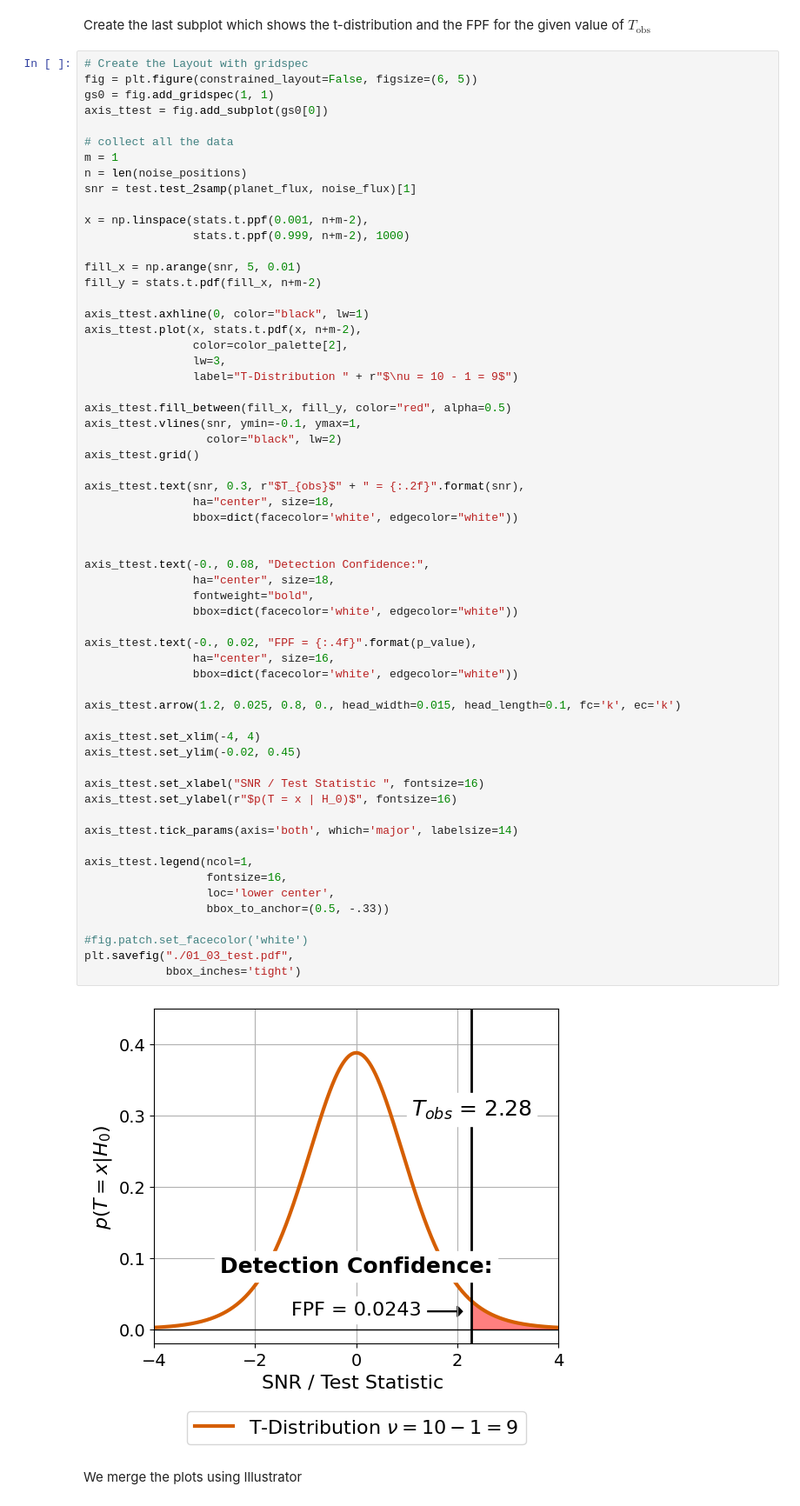
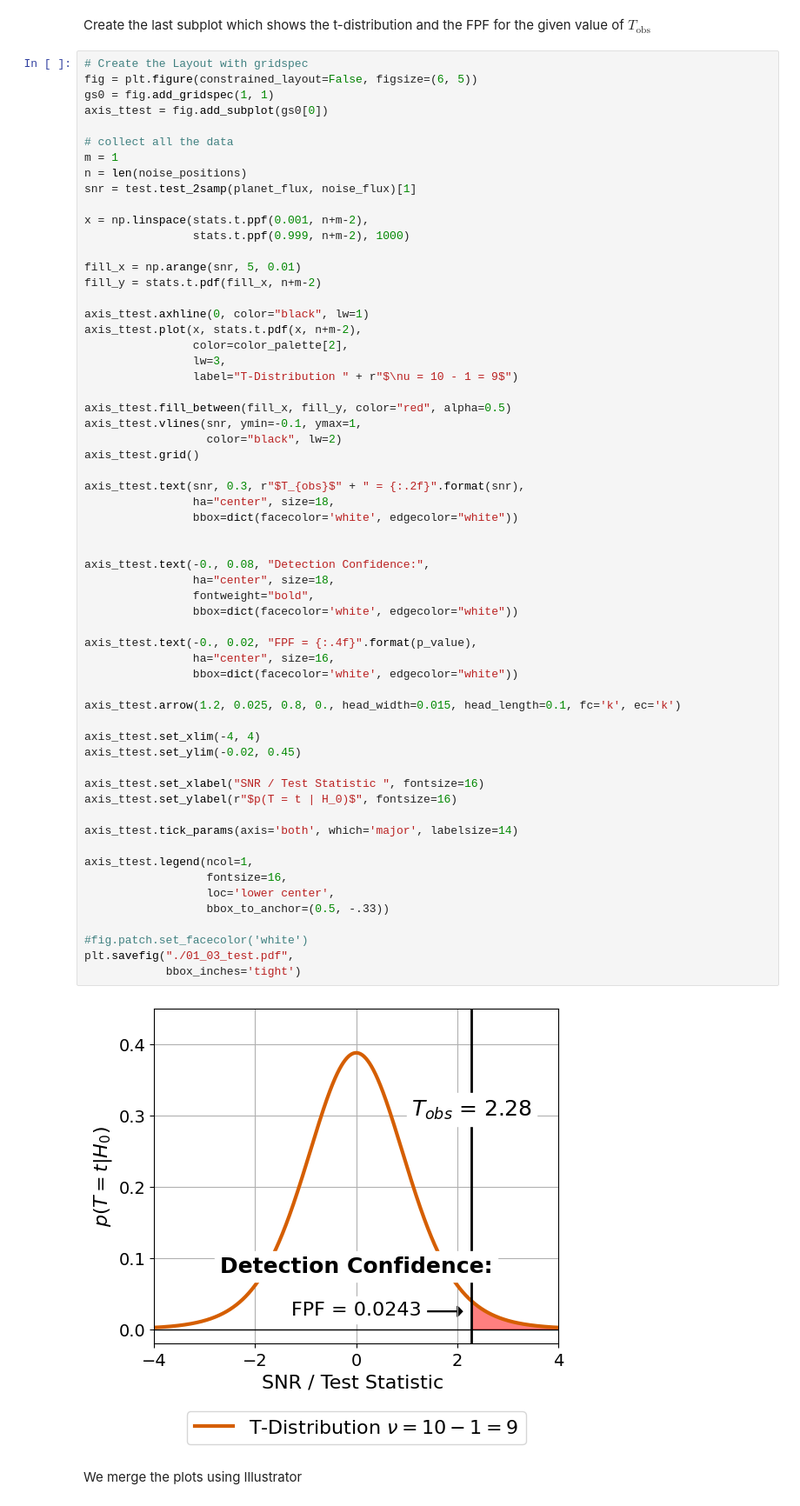
Before and after one commit to markusbonse/applefy, a Jupyter notebook: docs/source/04_apples_with_apples/paper_experiments/01_What_is_a_detection.ipynb, the cells around one changed output. Shown at 87% size. Cells and saved outputs as stored; diff of their text form.

```diff
--- a/docs/source/04_apples_with_apples/paper_experiments/01_What_is_a_detection.ipynb
+++ b/docs/source/04_apples_with_apples/paper_experiments/01_What_is_a_detection.ipynb
@@ -358,34 +358,34 @@ axis_ttest.text(snr, 0.3, r"$T_{obs}$" + " = {:.2f}".format(snr),
                 bbox=dict(facecolor='white', edgecolor="white"))
 
 
 axis_ttest.text(-0., 0.08, "Detection Confidence:",
                 ha="center", size=18,
                 fontweight="bold",
                 bbox=dict(facecolor='white', edgecolor="white"))
 
 axis_ttest.text(-0., 0.02, "FPF = {:.4f}".format(p_value),
                 ha="center", size=16,
                 bbox=dict(facecolor='white', edgecolor="white"))
 
 axis_ttest.arrow(1.2, 0.025, 0.8, 0., head_width=0.015, head_length=0.1, fc='k', ec='k')
 
 axis_ttest.set_xlim(-4, 4)
 axis_ttest.set_ylim(-0.02, 0.45)
 
 axis_ttest.set_xlabel("SNR / Test Statistic ", fontsize=16)
-axis_ttest.set_ylabel(r"$p(T = x | H_0)$", fontsize=16)
+axis_ttest.set_ylabel(r"$p(T = t | H_0)$", fontsize=16)
 
 axis_ttest.tick_params(axis='both', which='major', labelsize=14)
 
 axis_ttest.legend(ncol=1,
                   fontsize=16,
                   loc='lower center',
                   bbox_to_anchor=(0.5, -.33))
 
 #fig.patch.set_facecolor('white')
 plt.savefig("./01_03_test.pdf",
             bbox_inches='tight')
 # %% [output]
-[figure, old version]
+[figure, new version]
 # %% [markdown]
 We merge the plots using Illustrator
```
Also changed, not shown: parts of 2 cells of this notebook, 2 other files.
